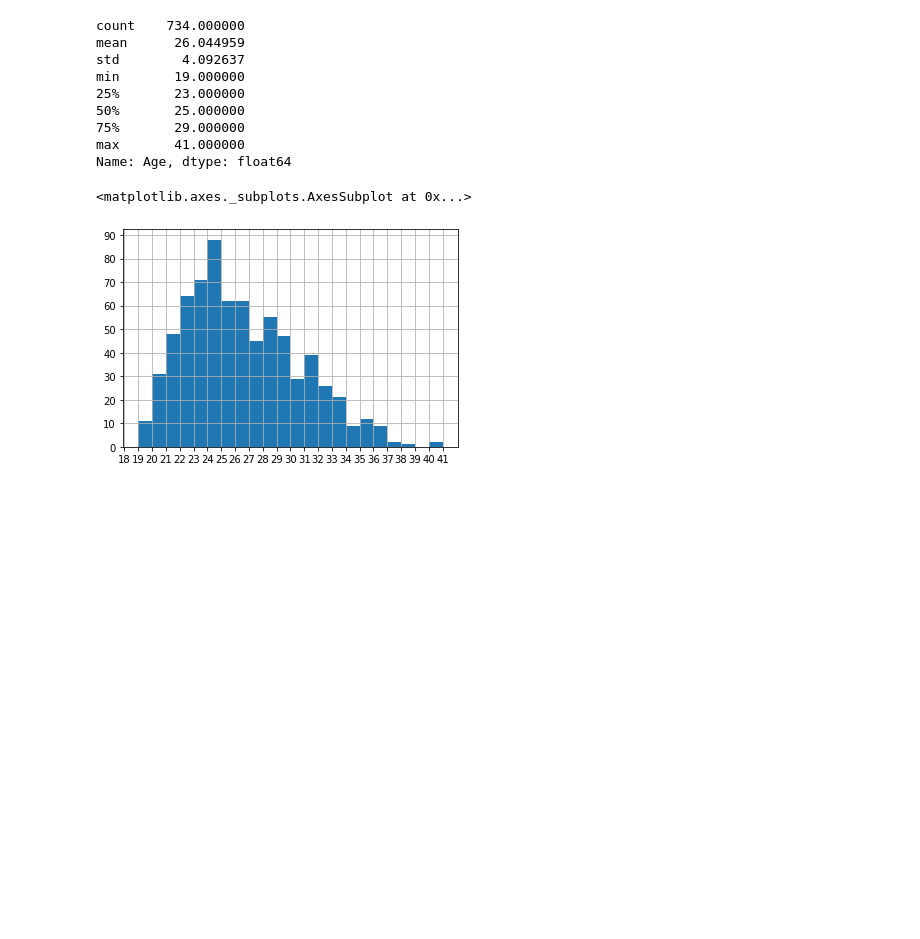
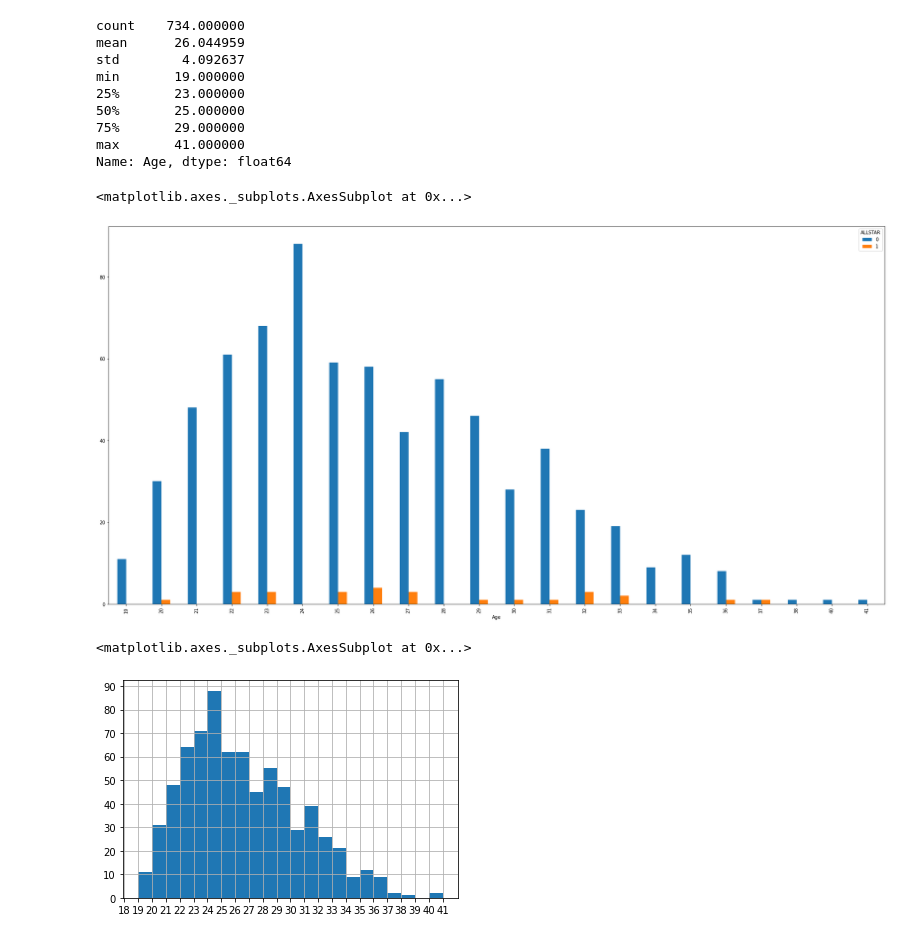
Before and after one commit to MennoCoehoorn/OZNAL, a Jupyter notebook: NBA.ipynb, the cells around one changed output. Drawn from its saved outputs; the diff is of its cells as text; code cells hidden in the pictures; blank space fills up the shorter version.

```diff
--- a/NBA.ipynb
+++ b/NBA.ipynb
@@ -128,6 +195,12 @@ min       19.000000
 75%       29.000000
 max       41.000000
 Name: Age, dtype: float64
+# %%
+grouped=df.groupby(['ALLSTAR', 'Age'] )['Age'].count().unstack('ALLSTAR')
+grouped.plot.bar(figsize=(30, 15))
+# %% [output]
+<matplotlib.axes._subplots.AxesSubplot at 0x...>
+[figure, added]
 # %%
 plt.xticks(np.arange(18, 42, 1))
 plt.yticks(np.arange(0, 100, 10))
```
Also changed, not shown: parts of 16 cells of this notebook, 1 other file.
